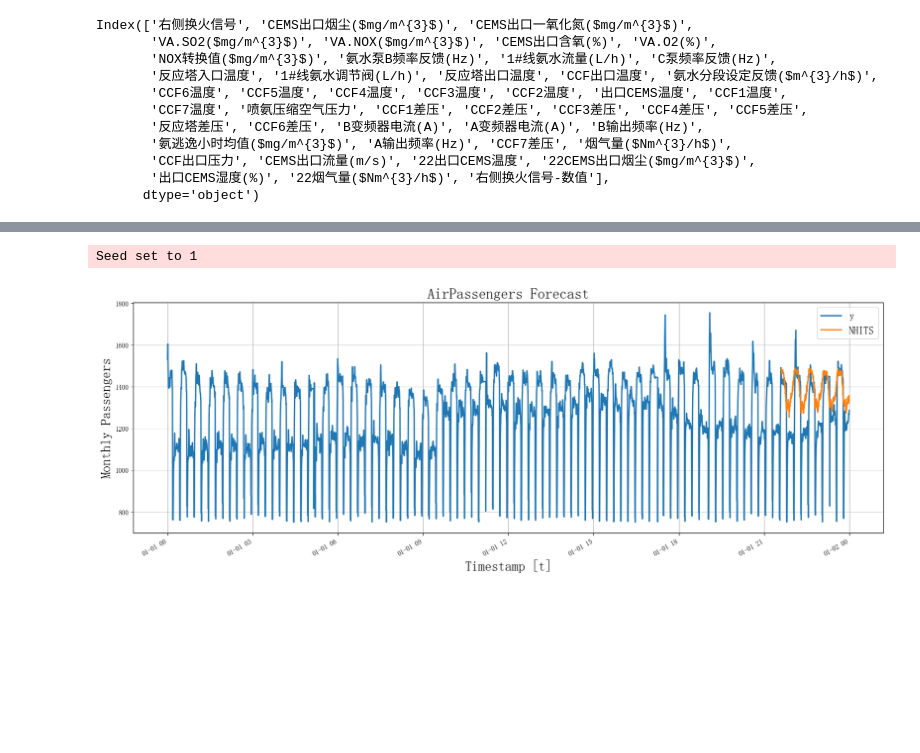
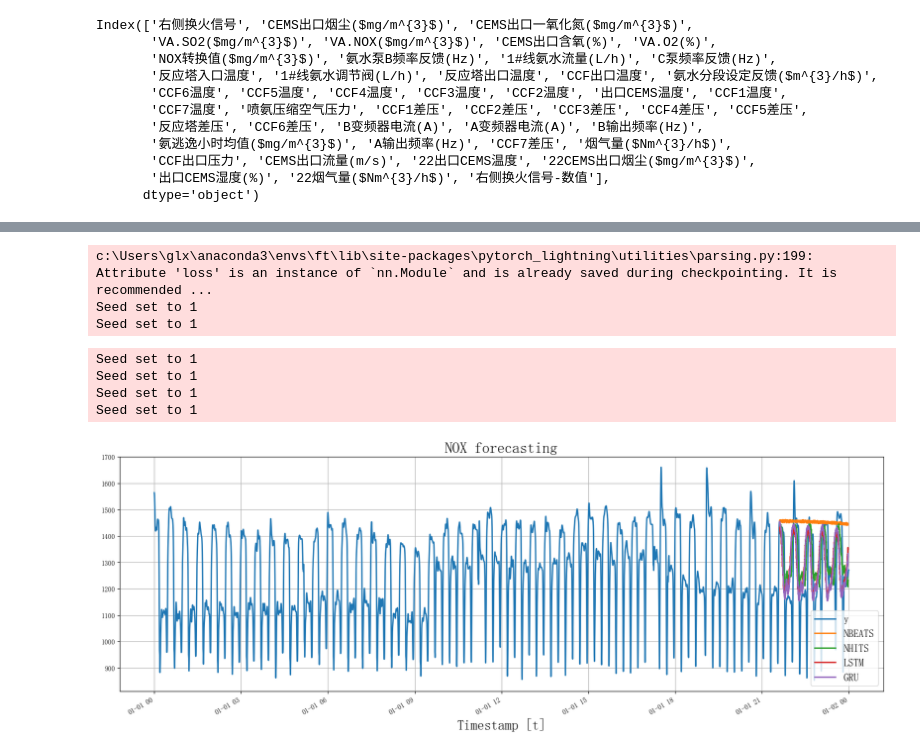
Before and after one commit to silent780/forecast_NO_emisson, a Jupyter notebook: nuraFT.ipynb, the cells around one changed output, grey strips where cells are left out. Cells and saved outputs as stored; diff of their text form; code cells hidden in the pictures; blank space fills up the shorter version.

```diff
--- a/nuraFT.ipynb
+++ b/nuraFT.ipynb
@@ -110,20 +102,62 @@ print(len(Y_test_df))
+# %%
+import numpy as np
+import pandas as pd
+import pytorch_lightning as pl
+import matplotlib.pyplot as plt
+
+from neuralforecast import NeuralForecast
+from neuralforecast.losses.pytorch import MQLoss, DistributionLoss
+from neuralforecast.utils import AirPassengers, AirPassengersPanel, AirPassengersStatic, augment_calendar_df
+
+infomer_modle = Informer(h=12,
+                 input_size=24,
+                 hidden_size = 16,
+                 conv_hidden_size = 32,
+                 n_head = 2,
+                 #loss=DistributionLoss(distribution='StudentT', level=[80, 90]),
+                #  loss=MAE(),
+                #  futr_exog_list=calendar_cols,
+                 scaler_type='robust',
+                 learning_rate=1e-3,
+                 max_steps=5,
+                 val_check_steps=50,
+                 early_stop_patience_steps=2)
+
+
+model = TimesNet(h=12,
+                 input_size=24,
+                 hidden_size = 16,
+                 conv_hidden_size = 32,
+                 #loss=MAE(),
+                 #loss=MQLoss(quantiles=[0.2, 0.5, 0.8]),
+                 loss=DistributionLoss(distribution='Normal', level=[80, 90]),
+                #  futr_exog_list=calendar_cols,
+                 scaler_type='standard',
+                 learning_rate=1e-3,
+                 max_steps=5,
+                 val_check_steps=50,
+                 early_stop_patience_steps=2)
+# %% [output]
+c:\Users\glx\anaconda3\envs\ft\lib\site-packages\pytorch_lightning\utilities\parsing.py:199: Attribute 'loss' is an instance of `nn.Module` and is already saved during checkpointing. It is recommended ...
+Seed set to 1
+Seed set to 1
 # %%
 
 # Fit and predict with NBEATS and NHITS models
 horizon = len(Y_test_df)
 models = [
-        #   NBEATS(input_size=2 * horizon, h=horizon, max_steps=50),
+          NBEATS(input_size=2 * horizon, h=horizon, max_steps=50),
           NHITS(input_size=2 * horizon, h=horizon, max_steps=200),
-          # LSTM(h=horizon,                    # Forecast horizon
-          #      max_steps=20,                # Number of steps to train
-          #      scaler_type='standard',       # Type of scaler to normalize data
-          #      encoder_hidden_size=16,       # Defines the size of the hidden state of the LSTM
-          #      decoder_hidden_size=16,),
-          # GRU(h=horizon,                    # Forecast horizon
-          #      max_steps=20,                # Number of steps to train
-          #      scaler_type='standard',       # Type of scaler to normalize data
-          #      encoder_hidden_size=16,       # Defines the size of the hidden state of the LSTM
-          #      decoder_hidden_size=16,)                   # Forecast horizon
+          LSTM(h=horizon,                    # Forecast horizon
+               max_steps=50,                # Number of steps to train
+               scaler_type='standard',       # Type of scaler to normalize data
+               encoder_hidden_size=64,       # Defines the size of the hidden state of the LSTM
+               decoder_hidden_size=64,),
+          GRU(h=horizon,                    # Forecast horizon
+               max_steps=50,                # Number of steps to train
+               scaler_type='standard',       # Type of scaler to normalize data
+               encoder_hidden_size=64,       # Defines the size of the hidden state of the LSTM
+               decoder_hidden_size=64,)                   # Forecast horizon
           ]
 
 nf = NeuralForecast(models=models, freq='4s')
@@ -133,15 +167,18 @@ Y_hat_df = nf.predict().reset_index()
 Y_hat_df = Y_test_df.merge(Y_hat_df, how='left', on=['unique_id', 'ds'])
 # %% [output]
 Seed set to 1
+Seed set to 1
+Seed set to 1
+Seed set to 1
 # %%
 plot_df = pd.concat([Y_train_df, Y_hat_df]).set_index('ds')
 fig, ax = plt.subplots(1, 1, figsize = (20, 7))
-plot_df.drop('unique_id', axis=1).plot(ax=ax, linewidth=2)
+plot_df.drop(['unique_id','z'], axis=1).plot(ax=ax, linewidth=2)
 
-ax.set_title('AirPassengers Forecast', fontsize=22)
-ax.set_ylabel('Monthly Passengers', fontsize=20)
+ax.set_title('NOX forecasting', fontsize=22)
+ax.set_ylabel('', fontsize=20)
 ax.set_xlabel('Timestamp [t]', fontsize=20)
 ax.legend(prop={'size': 15})
 ax.grid()
 # %% [output]
-[figure, old version]
+[figure, new version]
```
Also changed, not shown: parts of 8 cells of this notebook, 57 other files.
